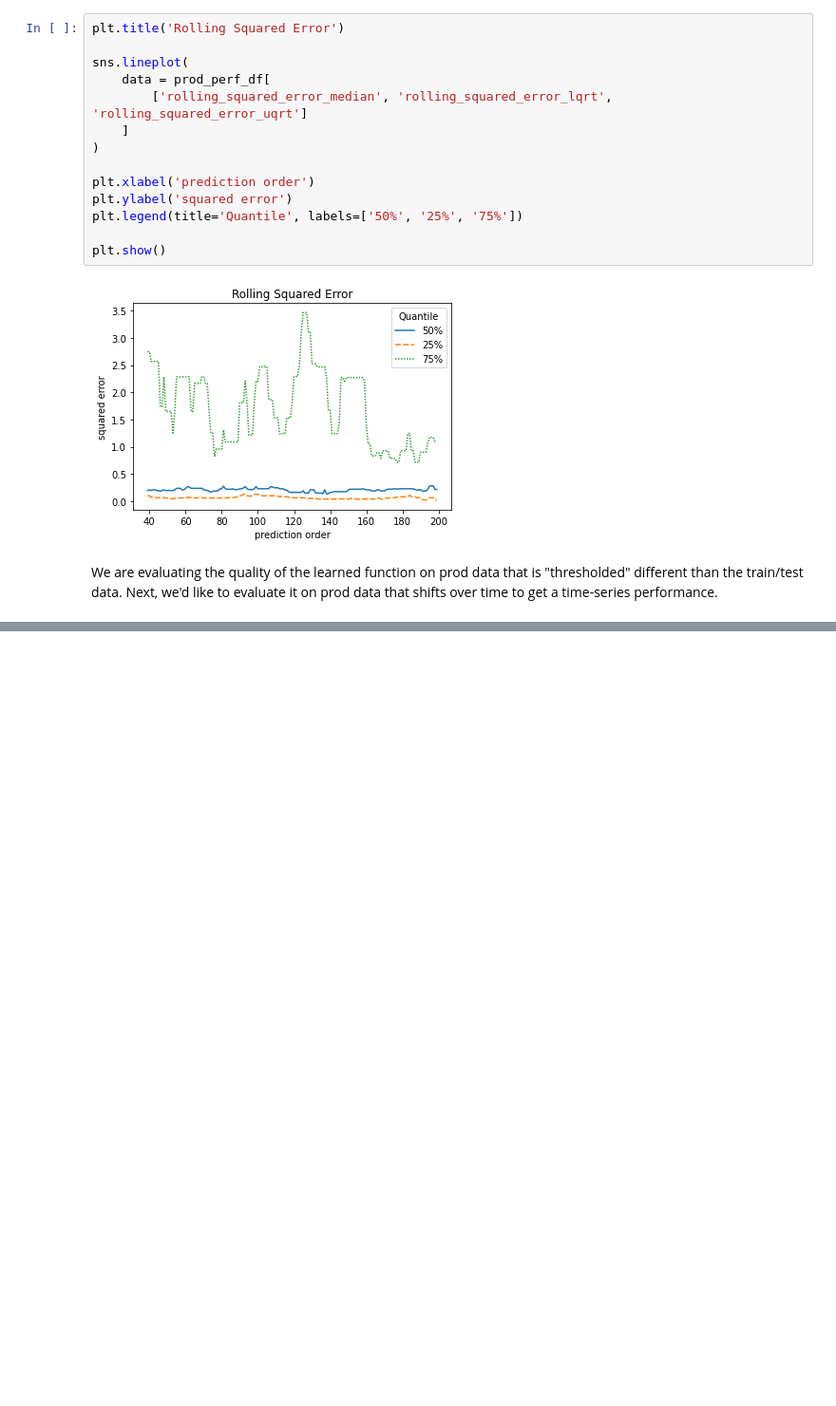
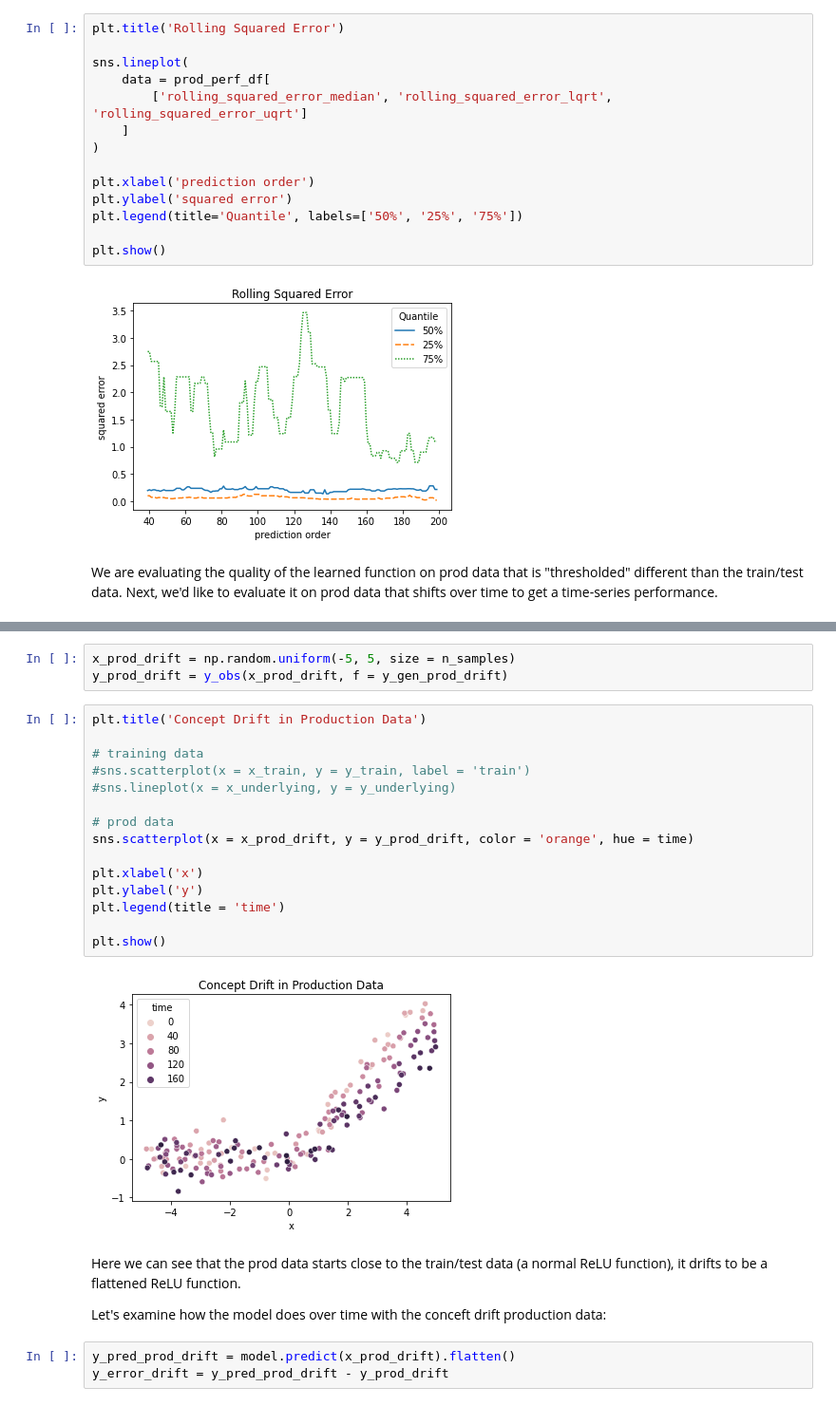
Before and after one commit to joearedmond/dist-shift, a Jupyter notebook: concept/concept.ipynb, the cells around one changed output, grey strips where cells are left out. Shown at 95% size. Drawn from its saved outputs; the diff is of its cells as text; blank space fills up the shorter version.

```diff
--- a/concept/concept.ipynb
+++ b/concept/concept.ipynb
@@ -239,0 +173,27 @@ Here we can clearly see a decreasing performance over time, one that might trigg
+# %%
+x_prod_drift = np.random.uniform(-5, 5, size = n_samples)
+y_prod_drift = y_obs(x_prod_drift, f = y_gen_prod_drift)
+# %%
+plt.title('Concept Drift in Production Data')
+
+# training data
+#sns.scatterplot(x = x_train, y = y_train, label = 'train')
+#sns.lineplot(x = x_underlying, y = y_underlying)
+
+# prod data
+sns.scatterplot(x = x_prod_drift, y = y_prod_drift, color = 'orange', hue = time)
+
+plt.xlabel('x')
+plt.ylabel('y')
+plt.legend(title = 'time')
+
+plt.show()
+# %% [output]
+[figure, added]
+# %% [markdown]
+Here we can see that the prod data starts close to the train/test data (a normal ReLU function), it drifts to be a flattened ReLU function.
+
+Let's examine how the model does over time with the conceft drift production data:
+# %%
+y_pred_prod_drift = model.predict(x_prod_drift).flatten()
+y_error_drift = y_pred_prod_drift - y_prod_drift
```
Also changed, not shown: parts of 16 cells of this notebook.
